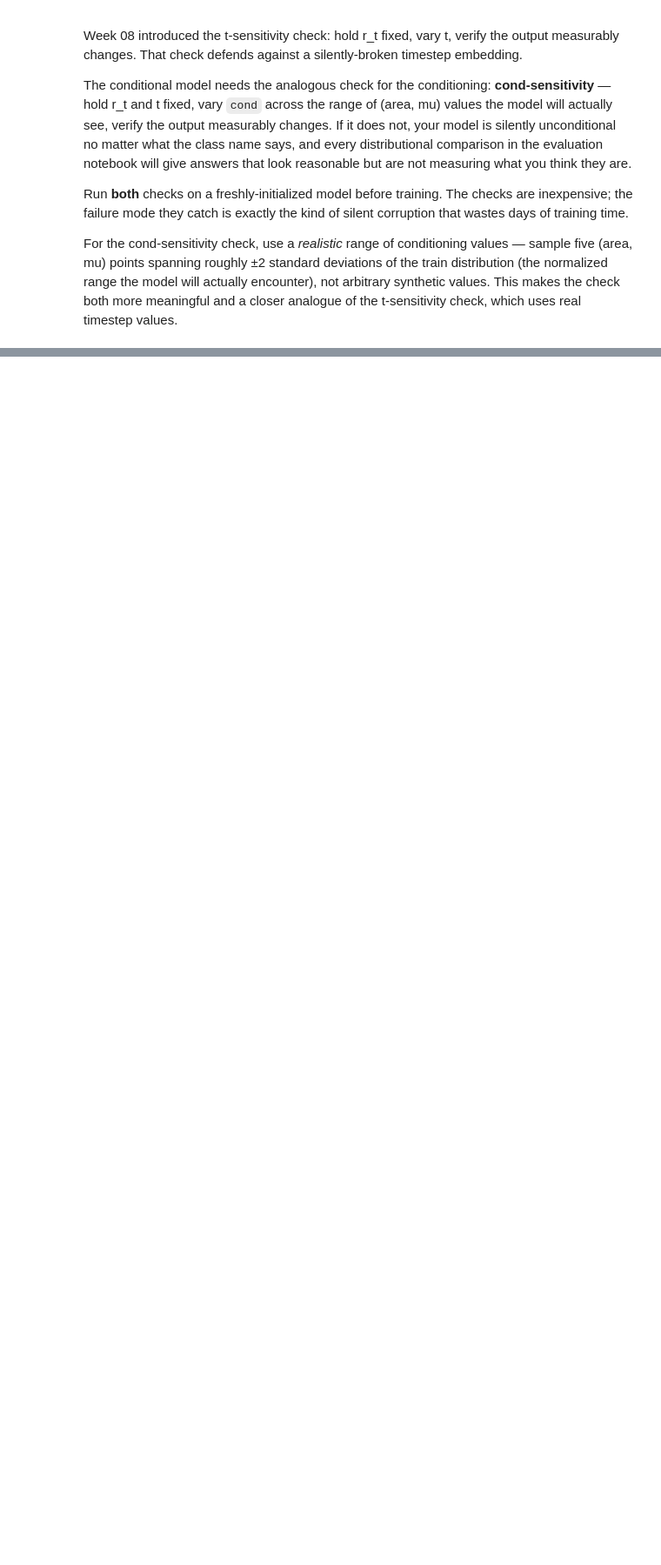
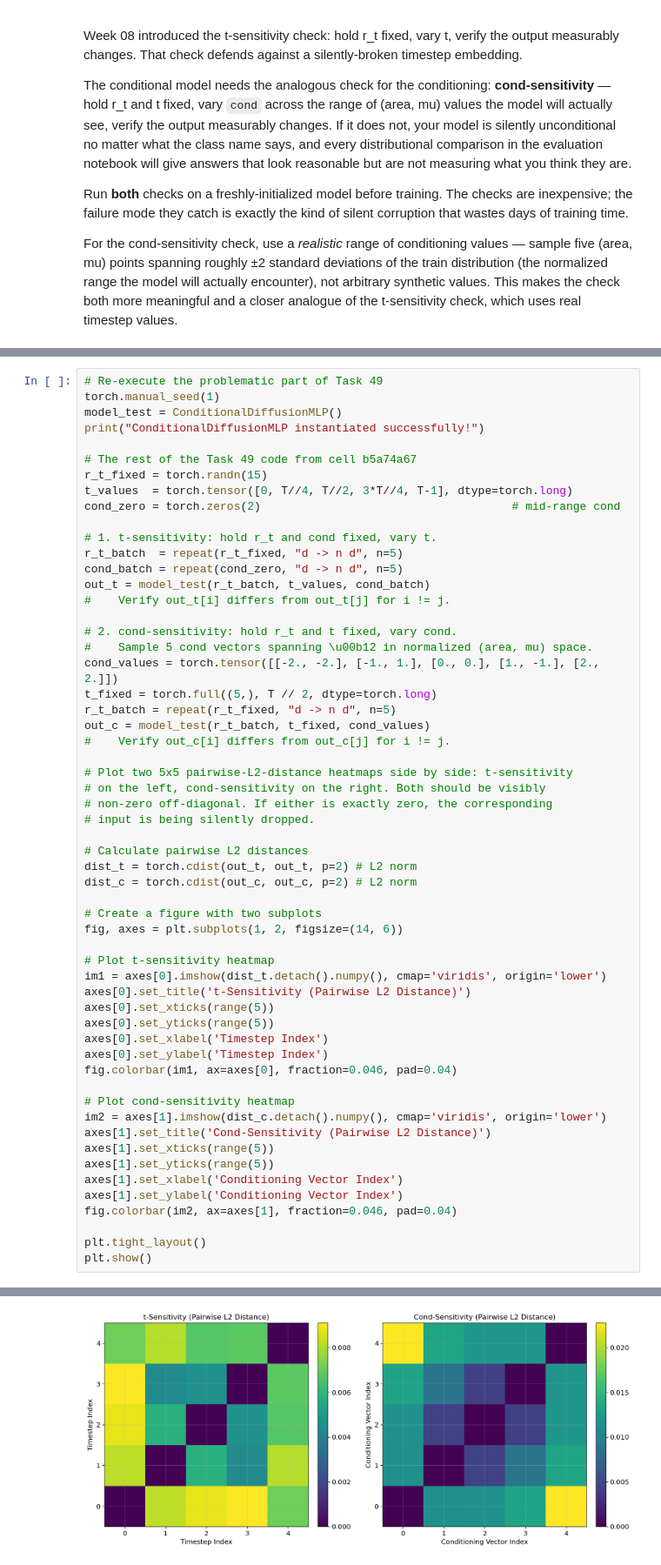
Before and after one commit to SwRI-IDEA-Lab/butterflai, a Jupyter notebook: weeks/week_09/09c_conditioned_train.ipynb, the cells around one changed output, grey strips where cells are left out. Shown at 87% size. Drawn from its saved outputs; the diff is of its cells as text; blank space fills up the shorter version.

```diff
--- a/weeks/week_09/09c_conditioned_train.ipynb
+++ b/weeks/week_09/09c_conditioned_train.ipynb
@@ -752,0 +1104,58 @@ raise NotImplementedError("Task 49: run the t-sensitivity check (as in Week 08)
+# %%
+# Re-execute the problematic part of Task 49
+torch.manual_seed(1)
+model_test = ConditionalDiffusionMLP()
+print("ConditionalDiffusionMLP instantiated successfully!")
+
+# The rest of the Task 49 code from cell b5a74a67
+r_t_fixed = torch.randn(15)
+t_values  = torch.tensor([0, T//4, T//2, 3*T//4, T-1], dtype=torch.long)
+cond_zero = torch.zeros(2)                                     # mid-range cond
+
+# 1. t-sensitivity: hold r_t and cond fixed, vary t.
+r_t_batch  = repeat(r_t_fixed, "d -> n d", n=5)
+cond_batch = repeat(cond_zero, "d -> n d", n=5)
+out_t = model_test(r_t_batch, t_values, cond_batch)
+#    Verify out_t[i] differs from out_t[j] for i != j.
+
+# 2. cond-sensitivity: hold r_t and t fixed, vary cond.
+#    Sample 5 cond vectors spanning \u00b12 in normalized (area, mu) space.
+cond_values = torch.tensor([[-2., -2.], [-1., 1.], [0., 0.], [1., -1.], [2., 2.]])
+t_fixed = torch.full((5,), T // 2, dtype=torch.long)
+r_t_batch = repeat(r_t_fixed, "d -> n d", n=5)
+out_c = model_test(r_t_batch, t_fixed, cond_values)
+#    Verify out_c[i] differs from out_c[j] for i != j.
+
+# Plot two 5x5 pairwise-L2-distance heatmaps side by side: t-sensitivity
+# on the left, cond-sensitivity on the right. Both should be visibly
+# non-zero off-diagonal. If either is exactly zero, the corresponding
+# input is being silently dropped.
+
+# Calculate pairwise L2 distances
+dist_t = torch.cdist(out_t, out_t, p=2) # L2 norm
+dist_c = torch.cdist(out_c, out_c, p=2) # L2 norm
+
+# Create a figure with two subplots
+fig, axes = plt.subplots(1, 2, figsize=(14, 6))
+
+# Plot t-sensitivity heatmap
+im1 = axes[0].imshow(dist_t.detach().numpy(), cmap='viridis', origin='lower')
+axes[0].set_title('t-Sensitivity (Pairwise L2 Distance)')
+axes[0].set_xticks(range(5))
+axes[0].set_yticks(range(5))
+axes[0].set_xlabel('Timestep Index')
+axes[0].set_ylabel('Timestep Index')
+fig.colorbar(im1, ax=axes[0], fraction=0.046, pad=0.04)
+
+# Plot cond-sensitivity heatmap
+im2 = axes[1].imshow(dist_c.detach().numpy(), cmap='viridis', origin='lower')
+axes[1].set_title('Cond-Sensitivity (Pairwise L2 Distance)')
+axes[1].set_xticks(range(5))
+axes[1].set_yticks(range(5))
+axes[1].set_xlabel('Conditioning Vector Index')
+axes[1].set_ylabel('Conditioning Vector Index')
+fig.colorbar(im2, ax=axes[1], fraction=0.046, pad=0.04)
+
+plt.tight_layout()
+plt.show()
+# %% [output]
@@ -753,3 +1164,4 @@ raise NotImplementedError("Task 49: run the t-sensitivity check (as in Week 08)
+[figure, added]
 # %% [markdown]
 ---
 ## Task 50 — `ConditionalDiffusionLightning` (template in `conditioned_infrastructure.py`)
```
Also changed, not shown: parts of 12 cells of this notebook.
